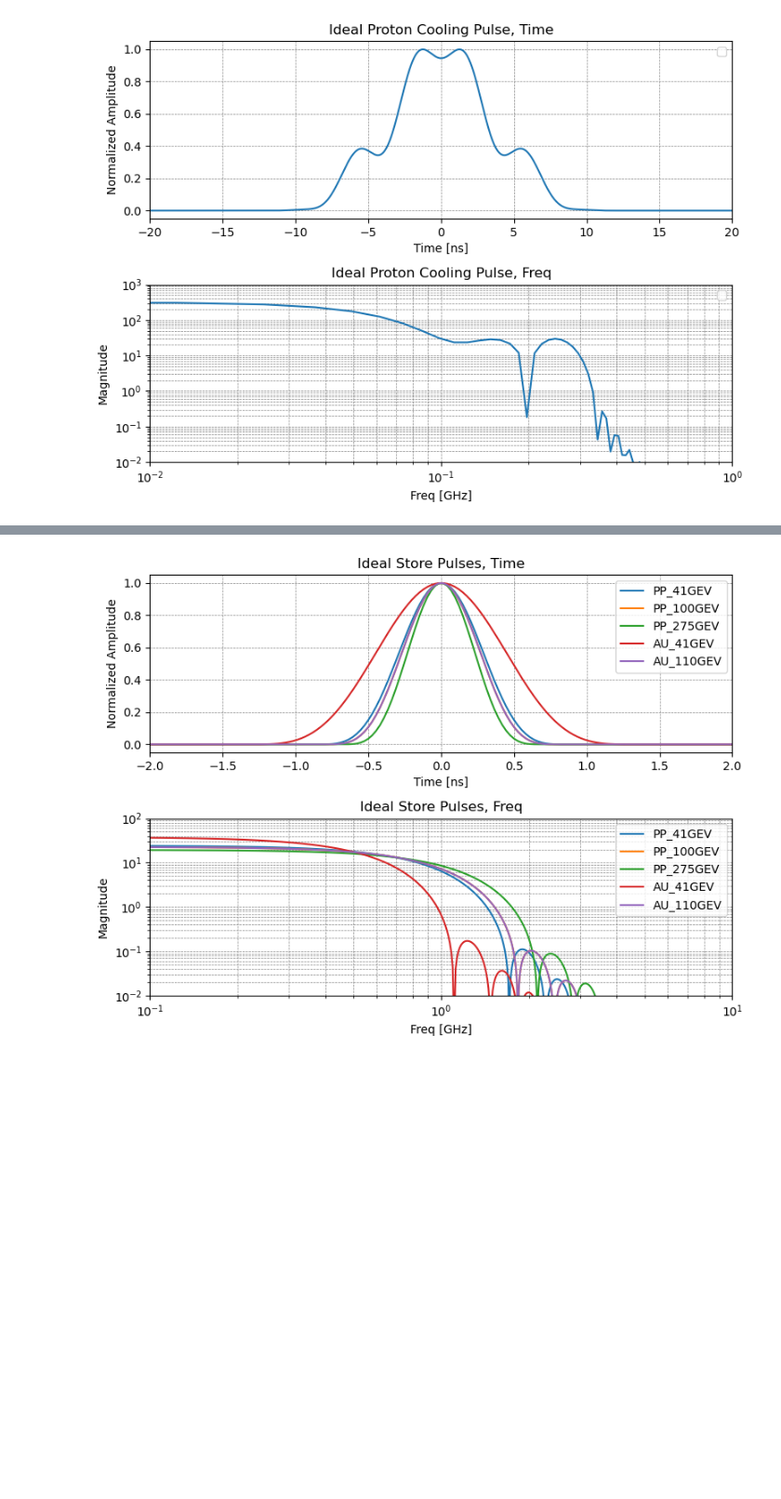
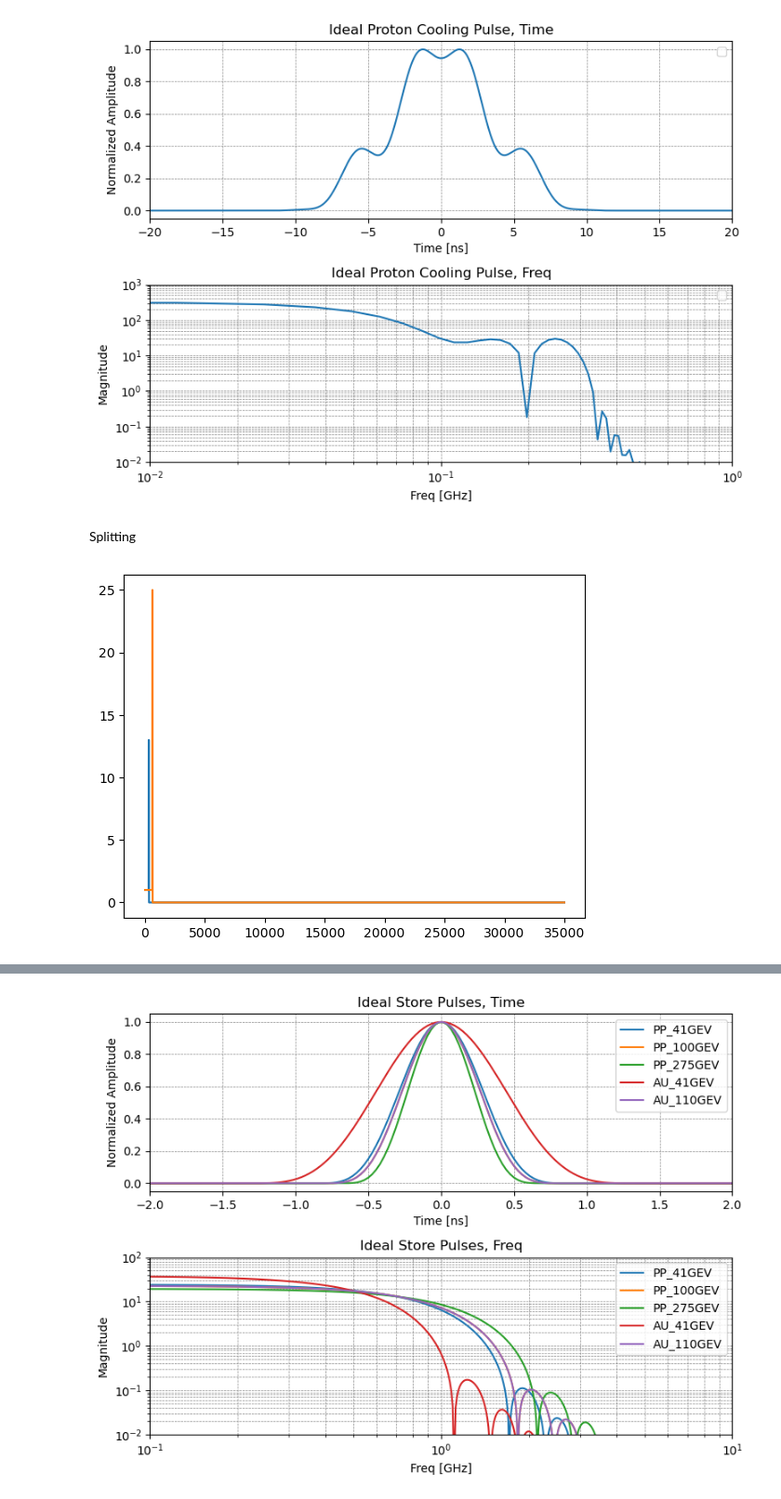
Before and after one commit to whyven/instrSimTools, a Jupyter notebook: instrSimTools/Testing_Notebook.ipynb, the cells around one changed output, grey strips where cells are left out. Shown at 93% size. Cells and saved outputs as stored; diff of their text form; code cells hidden in the pictures; blank space fills up the shorter version.

Commit message:
added more plotting to waveforms, more testing hsr profiles in notebook.

```diff
--- a/instrSimTools/Testing_Notebook.ipynb
+++ b/instrSimTools/Testing_Notebook.ipynb
@@ -603,3 +603,11 @@ plot_gaus_pulses( time_ary, HSR_SIGS['PP_RAMP'], freq_ary, HSR_SPECS['PP_RAMP'],
                  )
 # %% [output]
 [figure]
+# %% [markdown]
+Splitting
+# %%
+# --- Create waveforms representing the cavities performance during the splitting process
+turns = 35000
+cav1 = create_transition_array( turns, (1.0, 0.0), (10000), (5000) )
+cav2 = create_transition_array( turns, (0.0, 1.0, 0.0), (5000, 25000), (5000) )
+cav3 = create_transition_array( turns, (0.0, 1.0), (20000), (5000) )
@@ -605,0 +621,16 @@ plot_gaus_pulses( time_ary, HSR_SIGS['PP_RAMP'], freq_ary, HSR_SPECS['PP_RAMP'],
+# %%
+# --- --- split1 strength
+splt1_r = np.ones(turns)
+splt1_r[300:325] = -1.0/(1250)+13
+splt1_r[325:] = 0.0
+# --- --- split2 strength
+splt2_r = np.ones(turns)
+splt2_r[600:625] = -1.0/(1250)+25
+splt2_r[625:] = 0.0
+# %%
+plt.figure()
+plt.plot(splt1_r)
+plt.plot(splt2_r)
+plt.show()
+# %% [output]
+[figure, added]
```
Also changed, not shown: parts of 21 cells of this notebook, 1 other file.
